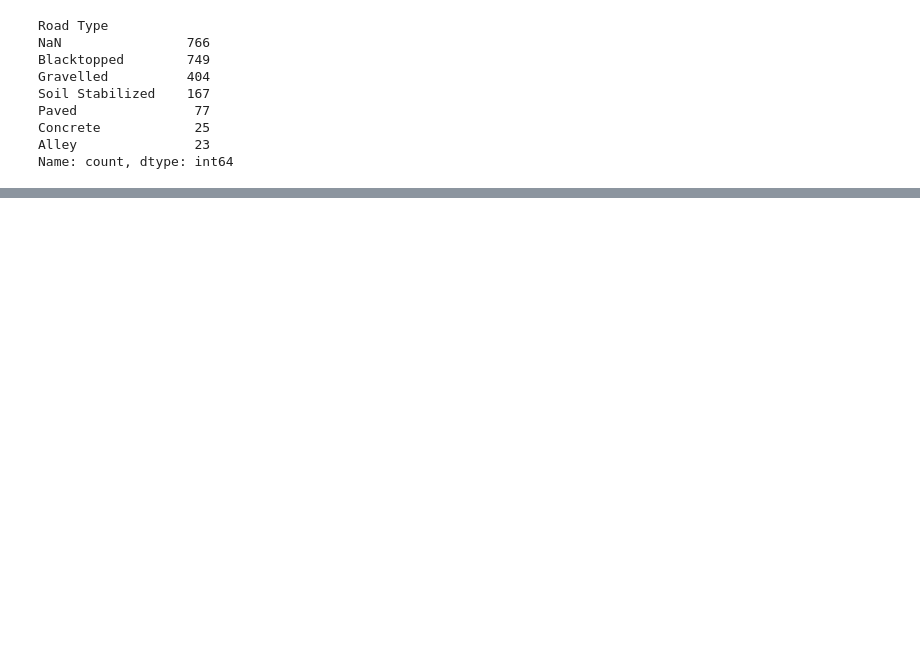
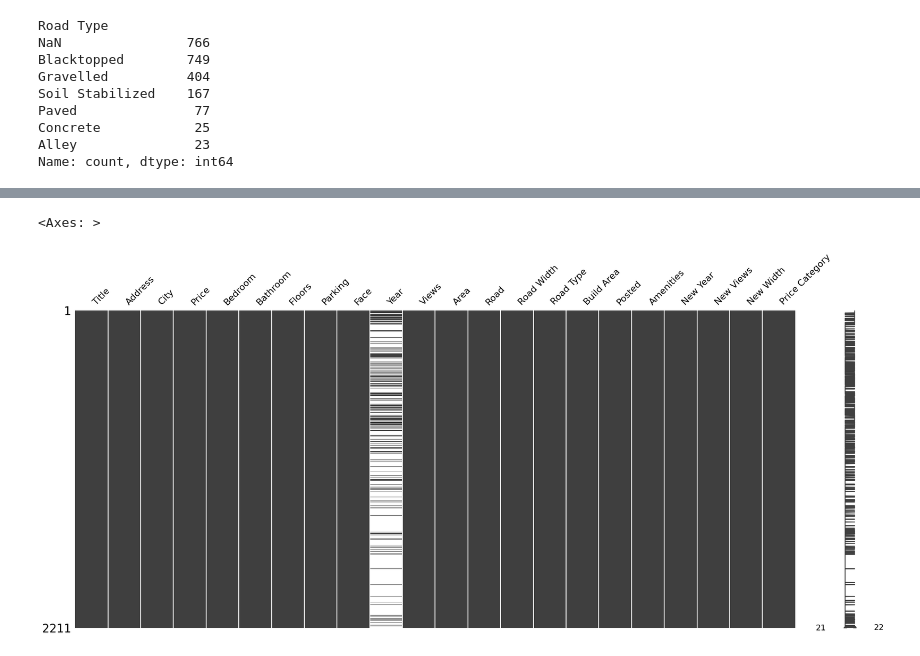
Before and after one commit to Swoyesh/House_Price_Predictor, a Jupyter notebook: housing.ipynb, the cells around one changed output, grey strips where cells are left out. Saved outputs shown, nothing was run; the diff lists cells and outputs as text; code cells hidden in the pictures; blank space fills up the shorter version.

```diff
--- a/housing.ipynb
+++ b/housing.ipynb
@@ -511,0 +589,5 @@ Name: count, dtype: int64
+# %%
+msno.matrix(data_imputed_incomplete)
+# %% [output]
+<Axes: >
+[figure, added]
```
Also changed, not shown: parts of 16 cells of this notebook.
